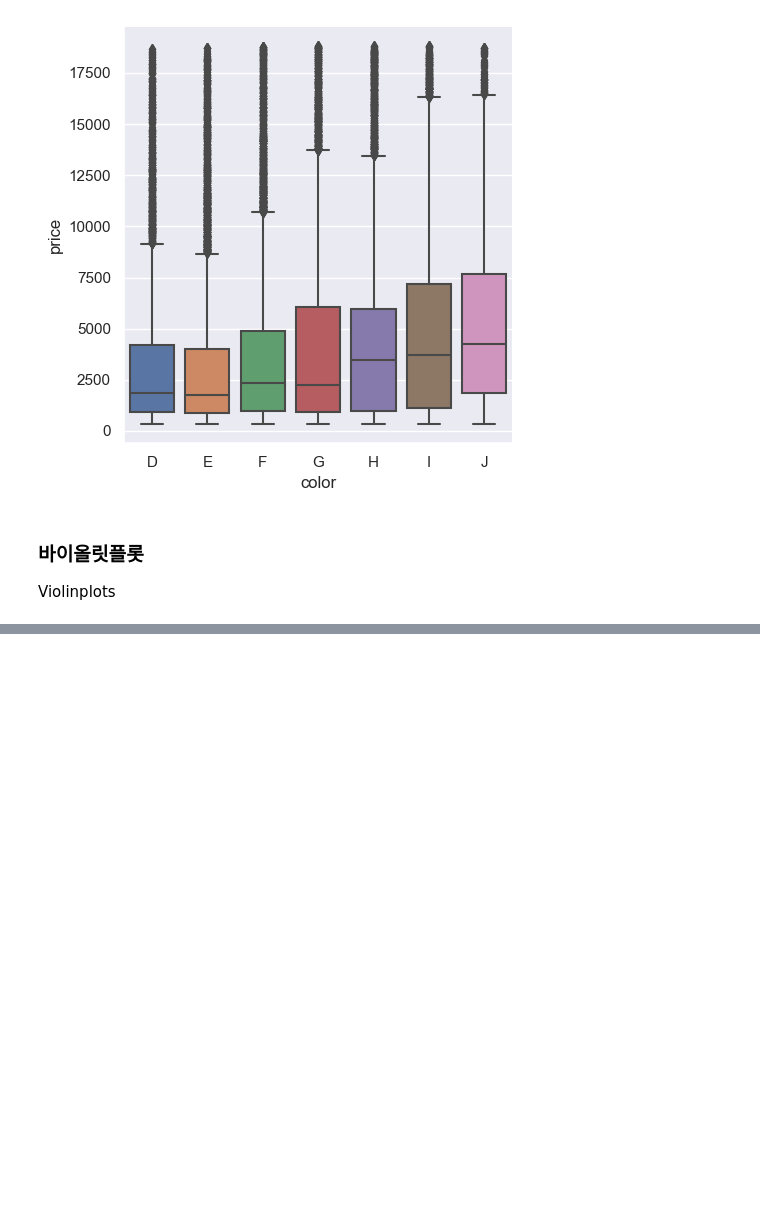
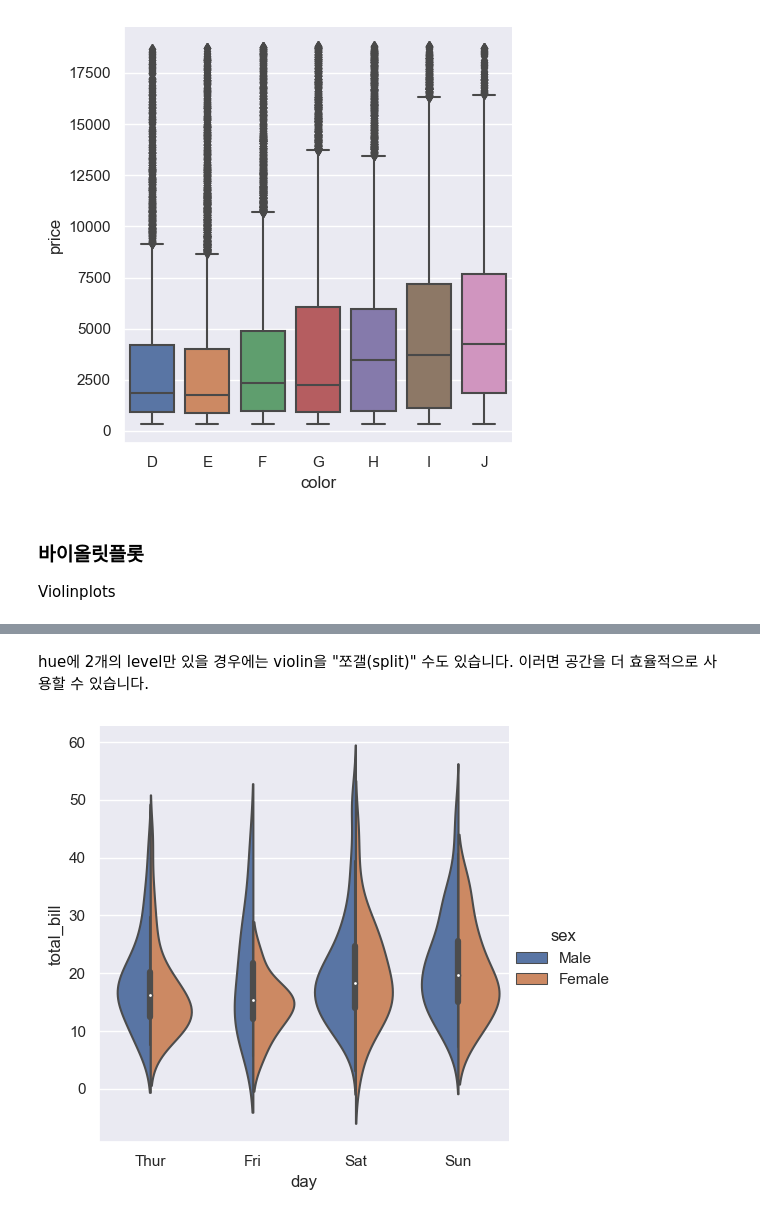
Before and after one commit to kjmn1105/Seaborn-Tuorial, a Jupyter notebook: 08_Plotting functions (3).ipynb, the cells around one changed output, grey strips where cells are left out. Saved outputs shown, nothing was run; the diff lists cells and outputs as text; code cells hidden in the pictures; blank space fills up the shorter version.

```diff
--- a/08_Plotting functions (3).ipynb
+++ b/08_Plotting functions (3).ipynb
@@ -182,0 +203,10 @@ Violinplots
+# %% [markdown]
+hue에 2개의 level만 있을 경우에는 violin을 "쪼갤(split)" 수도 있습니다.
+이러면 공간을 더 효율적으로 사용할 수 있습니다.
+# %%
+sns.catplot(
+    data=tips, x='day', y='total_bill', hue='sex',
+    kind='violin', split=True,
+);
+# %% [output]
+[figure, added]
```
Also changed, not shown: parts of 12 cells of this notebook.
